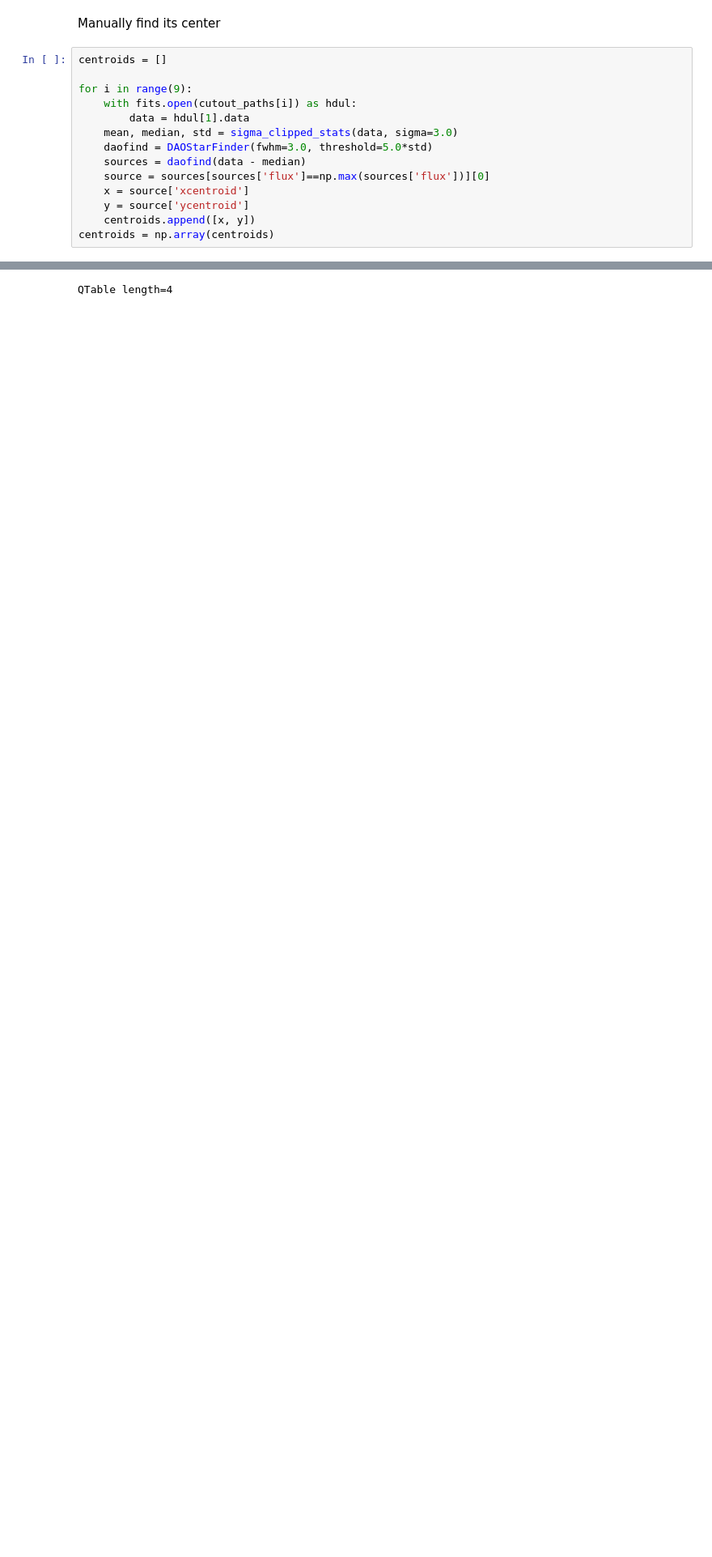
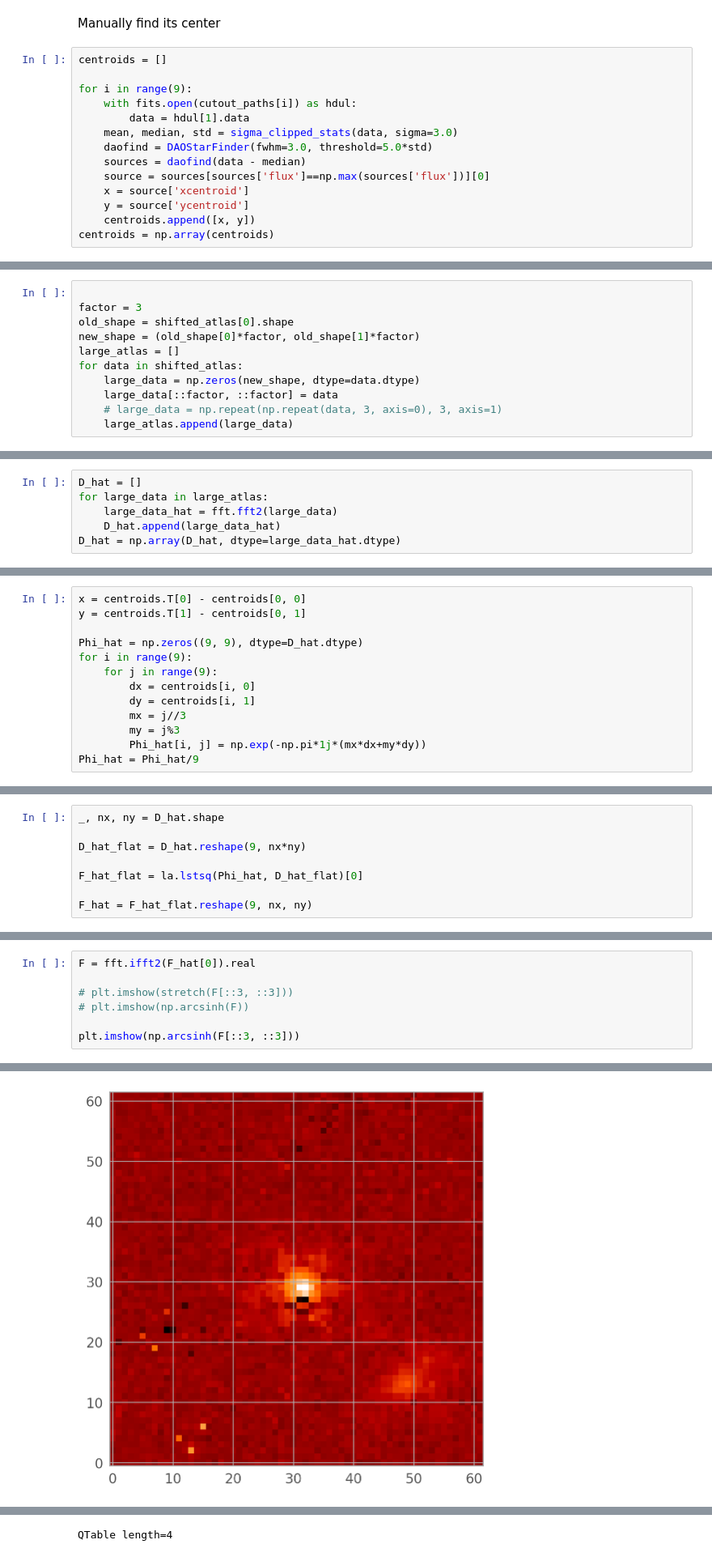
Before and after one commit to Chisen-Lupus/proper-dither, a Jupyter notebook: demo.ipynb, the cells around one changed output, grey strips where cells are left out. Shown at 81% size. Cells and saved outputs as stored; diff of their text form; blank space fills up the shorter version.

```diff
--- a/demo.ipynb
+++ b/demo.ipynb
@@ -340,0 +386,11 @@ plt.tight_layout()
+# %%
+
+factor = 3
+old_shape = shifted_atlas[0].shape
+new_shape = (old_shape[0]*factor, old_shape[1]*factor)
+large_atlas = []
+for data in shifted_atlas:
+    large_data = np.zeros(new_shape, dtype=data.dtype)
+    large_data[::factor, ::factor] = data
+    # large_data = np.repeat(np.repeat(data, 3, axis=0), 3, axis=1)
+    large_atlas.append(large_data)
@@ -340,0 +399,6 @@ plt.tight_layout()
+# %%
+D_hat = []
+for large_data in large_atlas:
+    large_data_hat = fft.fft2(large_data)
+    D_hat.append(large_data_hat)
+D_hat = np.array(D_hat, dtype=large_data_hat.dtype)
@@ -340,0 +416,13 @@ plt.tight_layout()
+# %%
+x = centroids.T[0] - centroids[0, 0]
+y = centroids.T[1] - centroids[0, 1]
+
+Phi_hat = np.zeros((9, 9), dtype=D_hat.dtype)
+for i in range(9):
+    for j in range(9):
+        dx = centroids[i, 0]
+        dy = centroids[i, 1]
+        mx = j//3
+        my = j%3
+        Phi_hat[i, j] = np.exp(-np.pi*1j*(mx*dx+my*dy))
+Phi_hat = Phi_hat/9
@@ -340,0 +431,8 @@ plt.tight_layout()
+# %%
+_, nx, ny = D_hat.shape
+
+D_hat_flat = D_hat.reshape(9, nx*ny)
+
+F_hat_flat = la.lstsq(Phi_hat, D_hat_flat)[0]
+
+F_hat = F_hat_flat.reshape(9, nx, ny)
@@ -340,0 +444,8 @@ plt.tight_layout()
+# %%
+F = fft.ifft2(F_hat[0]).real
+
+# plt.imshow(stretch(F[::3, ::3]))
+# plt.imshow(np.arcsinh(F))
+
+plt.imshow(np.arcsinh(F[::3, ::3]))
+# %% [output]
@@ -340,0 +453 @@ plt.tight_layout()
+[figure, added]
```
Also changed, not shown: parts of 19 cells of this notebook.
